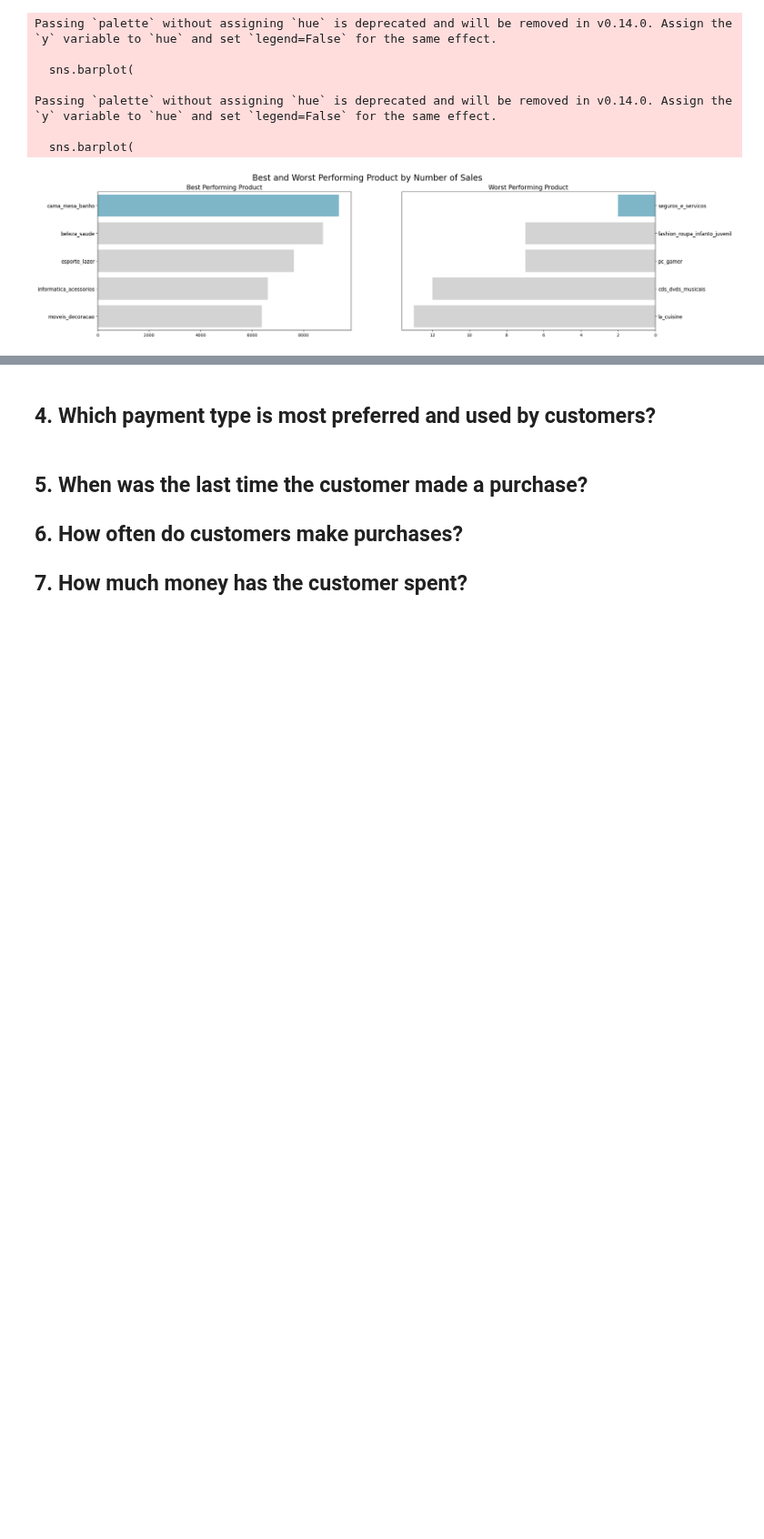
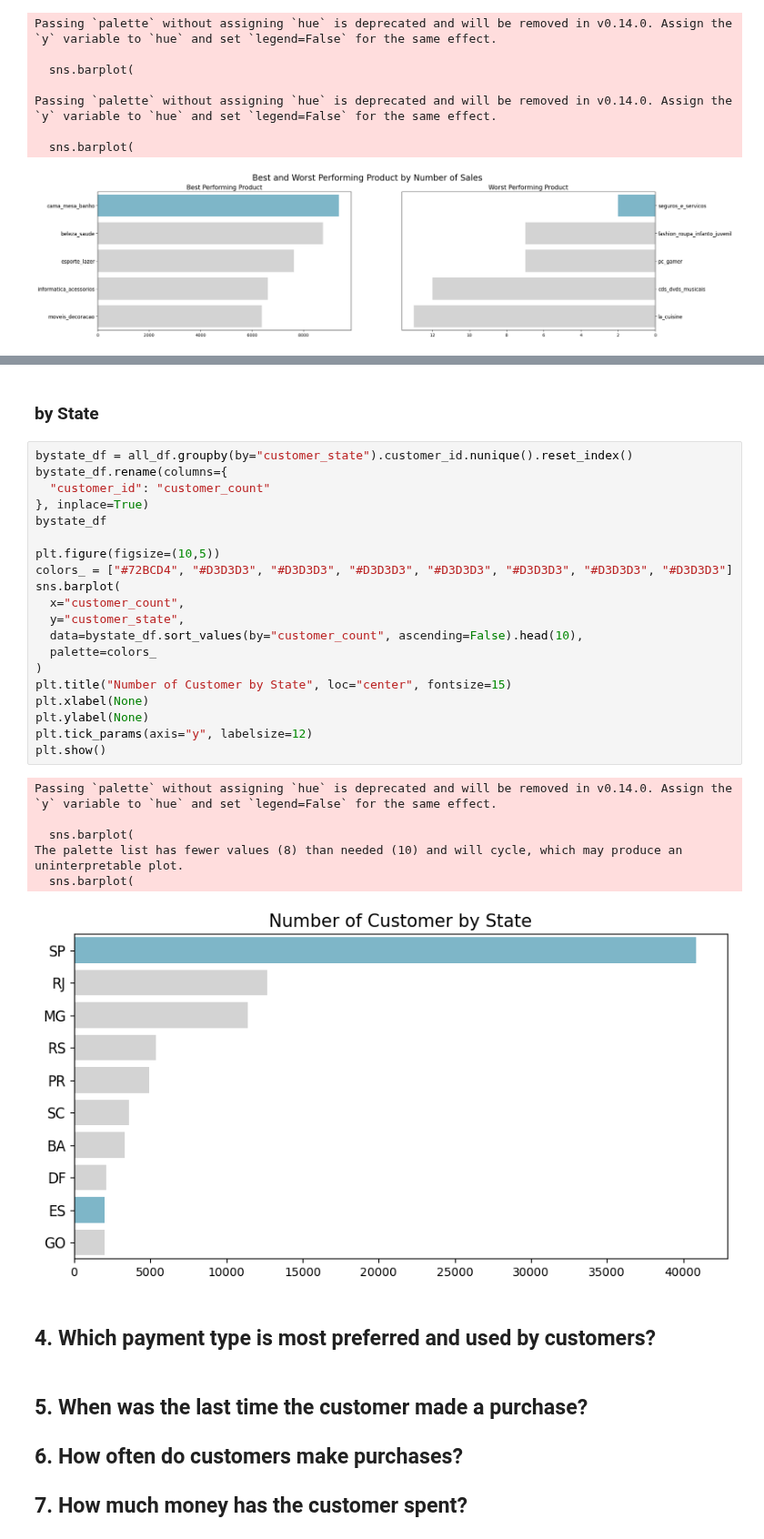
Before and after one commit to naufalmuafi/e-commerce_analysis_project, a Jupyter notebook: main.ipynb, the cells around one changed output, grey strips where cells are left out. Shown at 91% size. Cells and saved outputs as stored; diff of their text form; blank space fills up the shorter version.

```diff
--- a/main.ipynb
+++ b/main.ipynb
@@ -1628,3 +1657,32 @@ Passing `palette` without assigning `hue` is deprecated and will be removed in v
+# %% [markdown]
+###  by State
+# %%
+bystate_df = all_df.groupby(by="customer_state").customer_id.nunique().reset_index()
+bystate_df.rename(columns={
+  "customer_id": "customer_count"
+}, inplace=True)
+bystate_df
+
+plt.figure(figsize=(10,5))
+colors_ = ["#72BCD4", "#D3D3D3", "#D3D3D3", "#D3D3D3", "#D3D3D3", "#D3D3D3", "#D3D3D3", "#D3D3D3"]
+sns.barplot(
+  x="customer_count",
+  y="customer_state",
+  data=bystate_df.sort_values(by="customer_count", ascending=False).head(10),
+  palette=colors_
+)
+plt.title("Number of Customer by State", loc="center", fontsize=15)
+plt.xlabel(None)
+plt.ylabel(None)
+plt.tick_params(axis="y", labelsize=12)
+plt.show()
+# %% [output]
+Passing `palette` without assigning `hue` is deprecated and will be removed in v0.14.0. Assign the `y` variable to `hue` and set `legend=False` for the same effect.
+
+  sns.barplot(
+The palette list has fewer values (8) than needed (10) and will cycle, which may produce an uninterpretable plot.
+  sns.barplot(
+[figure, added]
 # %% [markdown]
 ## 4. Which payment type is most preferred and used by customers?
 # %% [markdown]
```
Also changed, not shown: parts of 3 cells of this notebook.
